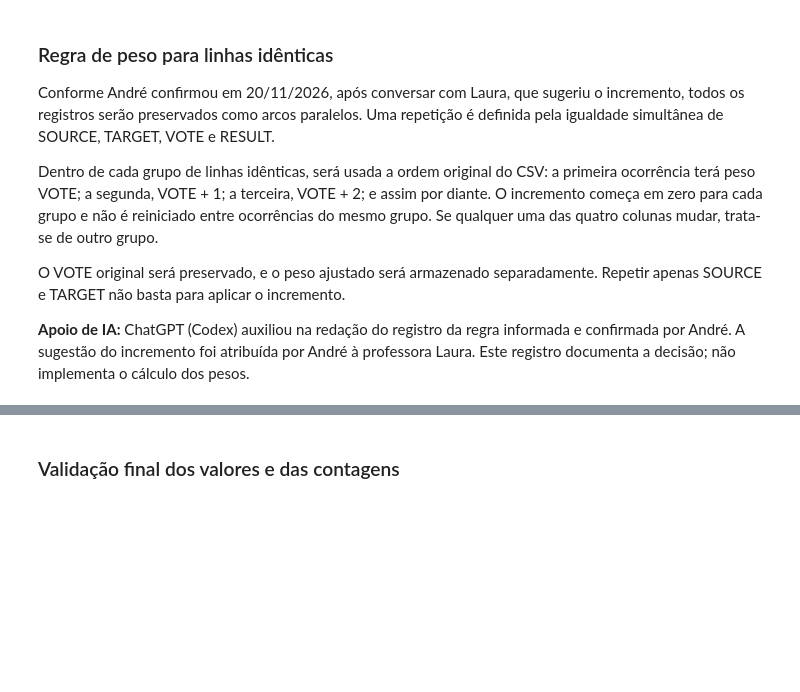
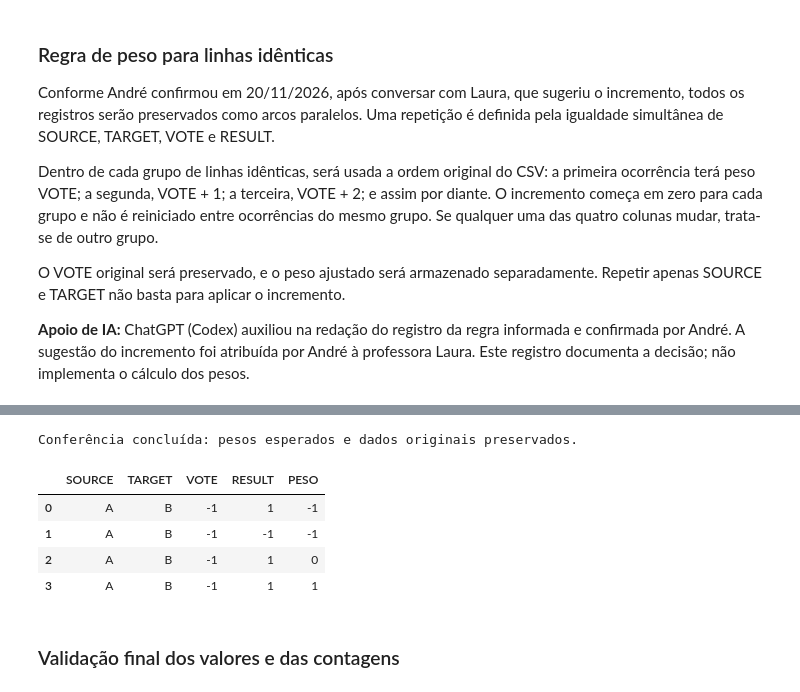
Before and after one commit to Brendalu2005/projeto-grafos-g1, a Jupyter notebook: data/dataset_parte2/baixar_wikiRfA.ipynb, the cells around one changed output, grey strips where cells are left out. Cells and saved outputs as stored; diff of their text form; code cells hidden in the pictures; blank space fills up the shorter version.

```diff
--- a/data/dataset_parte2/baixar_wikiRfA.ipynb
+++ b/data/dataset_parte2/baixar_wikiRfA.ipynb
@@ -448,3 +480,28 @@ O VOTE original será preservado, e o peso ajustado será armazenado separadamen
+# %%
+# [IA] ChatGPT (Codex) – exemplo de conferência da regra de incremento definida pelo grupo
+colunas_exemplo = ["SOURCE", "TARGET", "VOTE", "RESULT"]
+exemplo_peso = pd.DataFrame([
+    ["A", "B", -1, 1],
+    ["A", "B", -1, -1],
+    ["A", "B", -1, 1],
+    ["A", "B", -1, 1],
+], columns=colunas_exemplo)
+exemplo_original = exemplo_peso.copy()
+
+ocorrencia_exemplo = exemplo_peso.groupby(colunas_exemplo, sort=False).cumcount()
+exemplo_peso["PESO"] = exemplo_peso["VOTE"] + ocorrencia_exemplo
+
+assert exemplo_peso["PESO"].tolist() == [-1, -1, 0, 1]
+pd.testing.assert_frame_equal(exemplo_peso[colunas_exemplo], exemplo_original)
+print("Conferência concluída: pesos esperados e dados originais preservados.")
+exemplo_peso
+# %% [output]
+Conferência concluída: pesos esperados e dados originais preservados.
+|  | SOURCE | TARGET | VOTE | RESULT | PESO |
+| 0 | A | B | -1 | 1 | -1 |
+| 1 | A | B | -1 | -1 | -1 |
+| 2 | A | B | -1 | 1 | 0 |
+| 3 | A | B | -1 | 1 | 1 |
 # %% [markdown]
 ### Validação final dos valores e das contagens
 # %%
```
Also changed, not shown: parts of 14 cells of this notebook, 3 other files.
